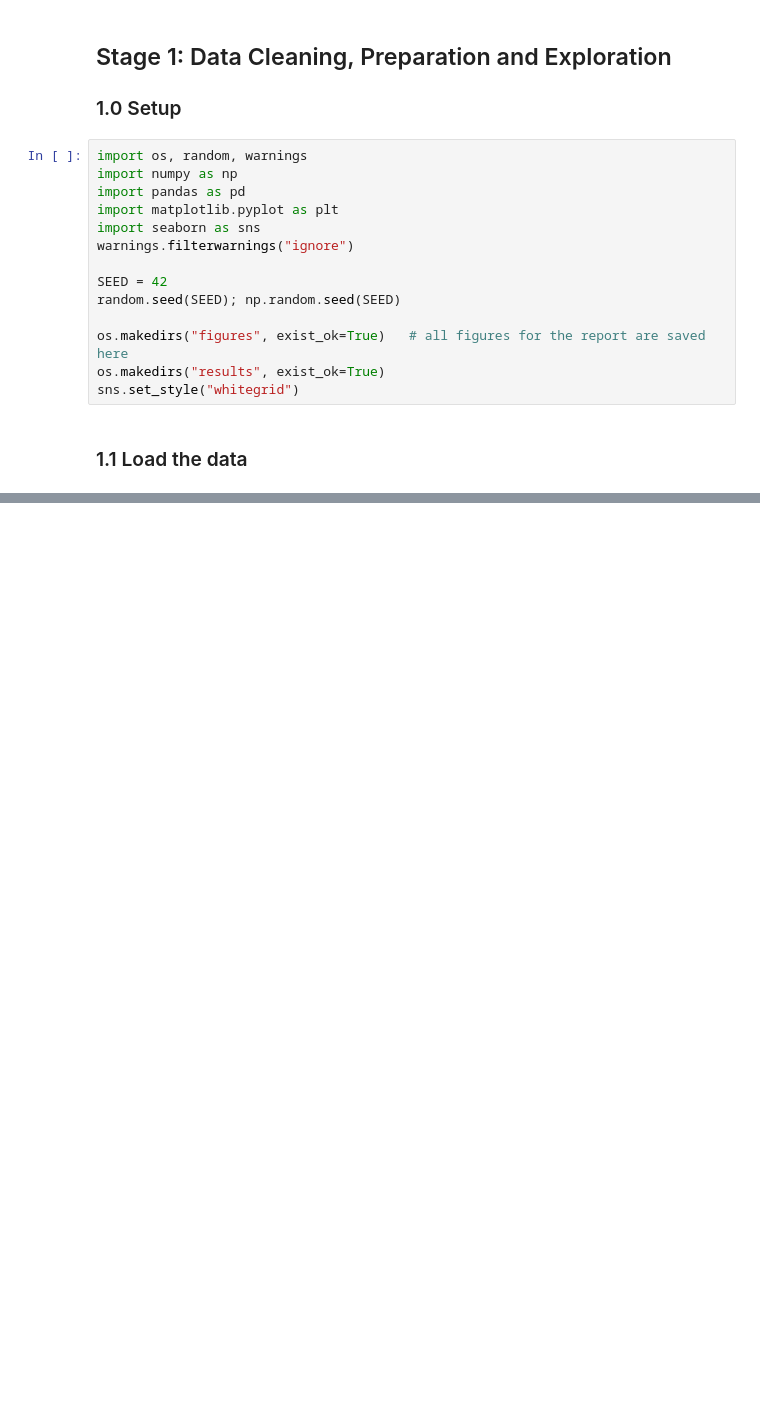
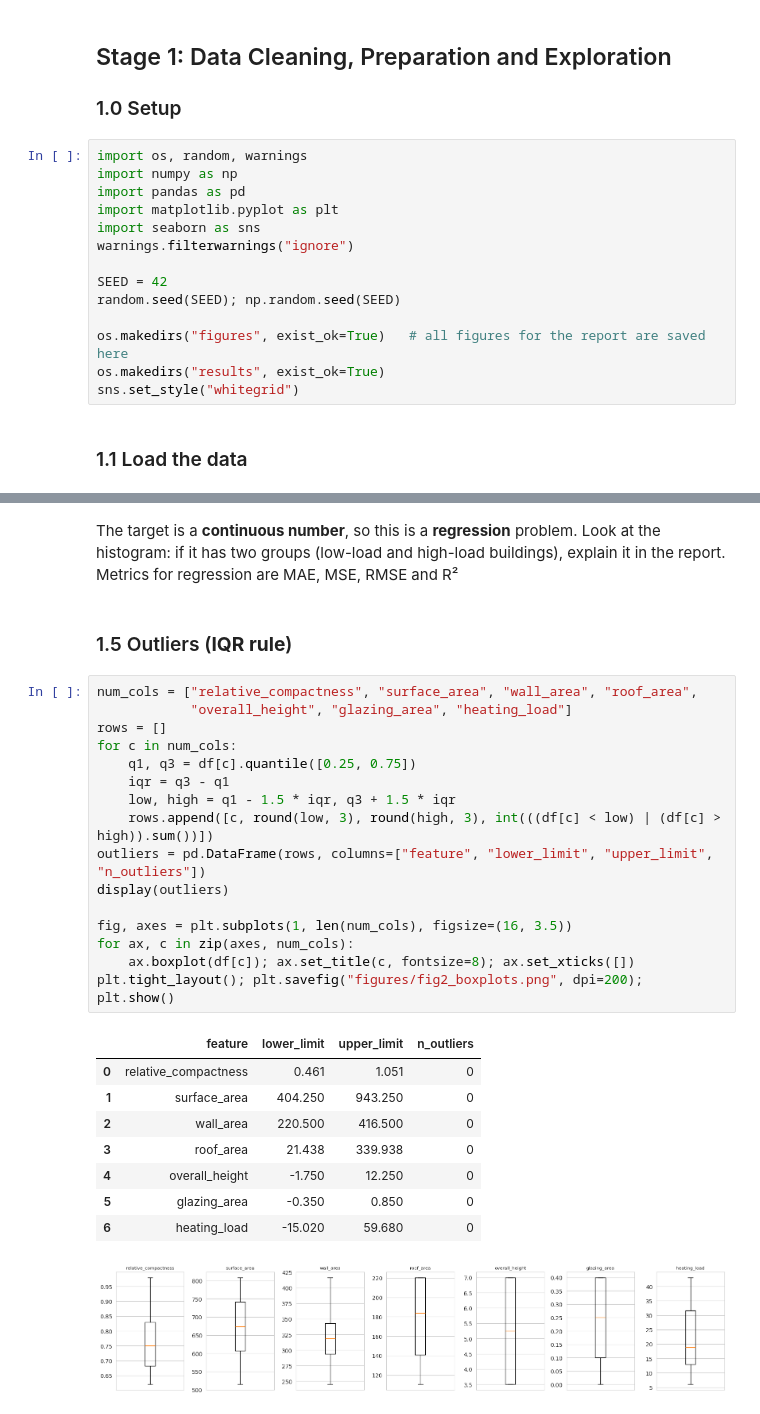
Before and after one commit to Khalidgh707/Machine-Learning-Project, a Jupyter notebook: DS471ML_project.ipynb, the cells around one changed output, grey strips where cells are left out. Drawn from its saved outputs; the diff is of its cells as text; blank space fills up the shorter version.

```diff
--- a/DS471ML_project.ipynb
+++ b/DS471ML_project.ipynb
@@ -62,0 +184,30 @@ df.head()
+# %% [markdown]
+The target is a **continuous number**, so this is a **regression** problem. Look at the histogram: if it has two groups (low-load and high-load buildings), explain it in the report. Metrics for regression are MAE, MSE, RMSE and R²
+# %% [markdown]
+### 1.5 Outliers (**IQR rule**)
+# %%
+num_cols = ["relative_compactness", "surface_area", "wall_area", "roof_area",
+            "overall_height", "glazing_area", "heating_load"]
+rows = []
+for c in num_cols:
+    q1, q3 = df[c].quantile([0.25, 0.75])
+    iqr = q3 - q1
+    low, high = q1 - 1.5 * iqr, q3 + 1.5 * iqr
+    rows.append([c, round(low, 3), round(high, 3), int(((df[c] < low) | (df[c] > high)).sum())])
+outliers = pd.DataFrame(rows, columns=["feature", "lower_limit", "upper_limit", "n_outliers"])
+display(outliers)
+
+fig, axes = plt.subplots(1, len(num_cols), figsize=(16, 3.5))
+for ax, c in zip(axes, num_cols):
+    ax.boxplot(df[c]); ax.set_title(c, fontsize=8); ax.set_xticks([])
+plt.tight_layout(); plt.savefig("figures/fig2_boxplots.png", dpi=200); plt.show()
+# %% [output]
+|  | feature | lower_limit | upper_limit | n_outliers |
+| 0 | relative_compactness | 0.461 | 1.051 | 0 |
+| 1 | surface_area | 404.250 | 943.250 | 0 |
+| 2 | wall_area | 220.500 | 416.500 | 0 |
+| 3 | roof_area | 21.438 | 339.938 | 0 |
+| 4 | overall_height | -1.750 | 12.250 | 0 |
+| 5 | glazing_area | -0.350 | 0.850 | 0 |
+| 6 | heating_load | -15.020 | 59.680 | 0 |
+[figure, added]
```
Also changed, not shown: parts of 8 cells of this notebook.
